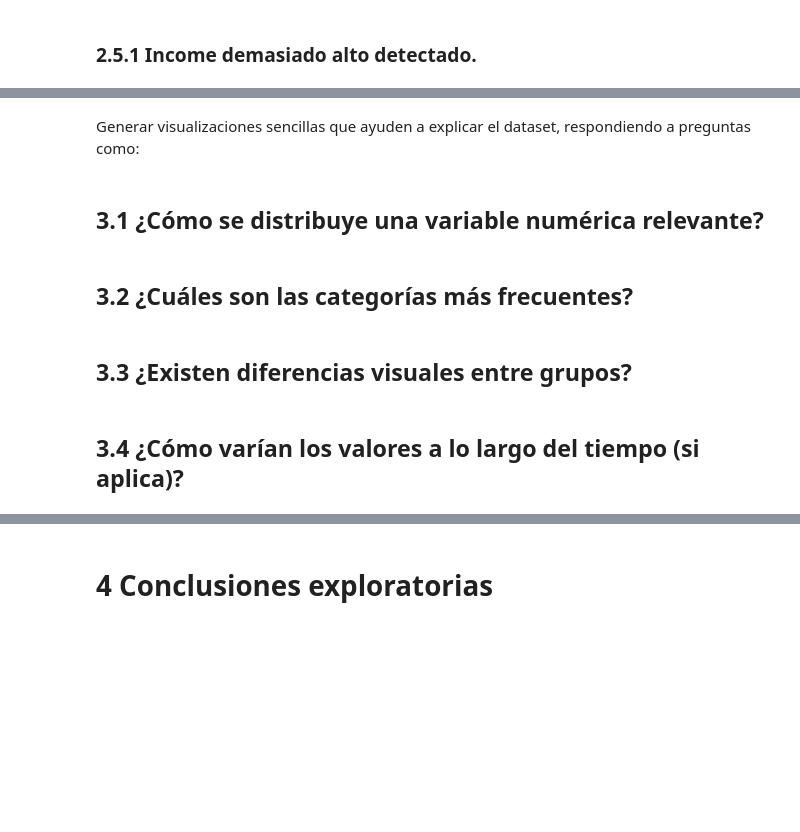
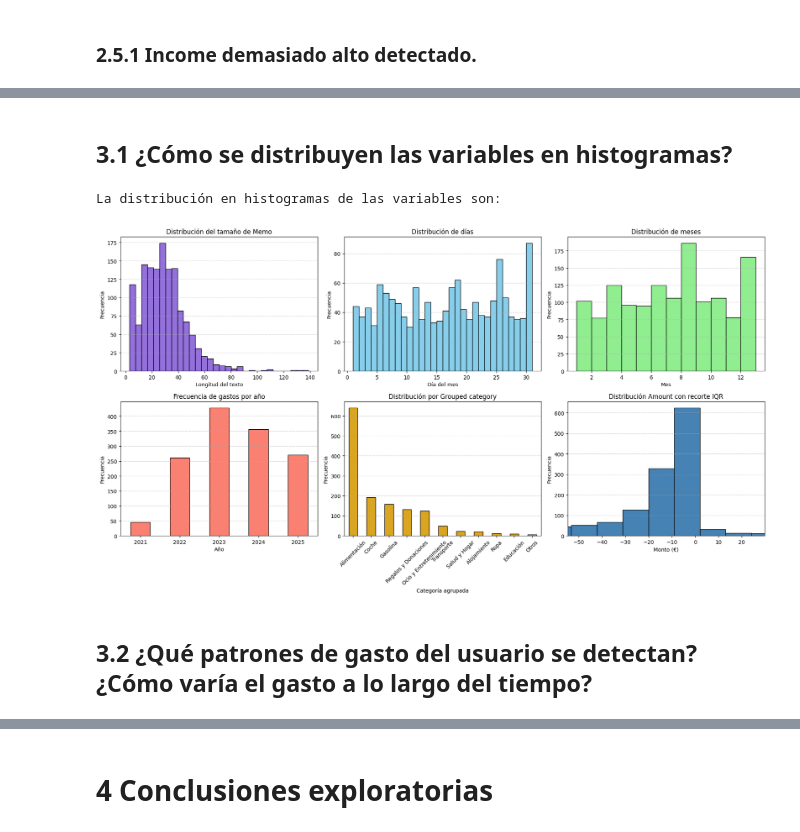
Before and after one commit to AlbertRipoll/Evolve, a Jupyter notebook: notebooks/eda.ipynb, the cells around one changed output, grey strips where cells are left out. Cells and saved outputs as stored; diff of their text form; code cells hidden in the pictures; blank space fills up the shorter version.

```diff
--- a/notebooks/eda.ipynb
+++ b/notebooks/eda.ipynb
@@ -727,0 +912,2 @@ Vemos que este dato es un regalo de Navidad que no debería ir este registro. Se
+# %%
+gastos = gastos[gastos["Category"] != "Banc Sabadell"] # Se borra el registro  de interés de la cuenta al ser un ingreso y no una compartición de gasto.
@@ -727,0 +922,5 @@ Vemos que este dato es un regalo de Navidad que no debería ir este registro. Se
+# %%
+gastos.loc[gastos["Category"] == "Bizum", ["Category", "Grouped category"]] = "Gasolina compartida"
+# %%
+print("Se quitan los gastos de inversión en piso de Salou ya que esto se computará como diferencia de ingreso, no como gasto o compartición de gasto personal.")
+gastos = gastos[gastos["Category"] != "Salou"] # Se borran los registros de Salou
@@ -727,0 +935,3 @@ Vemos que este dato es un regalo de Navidad que no debería ir este registro. Se
+# %%
+print("Para que no haya NaN en 'Grouped category' y se mantenga la coherencia, se configura 'Group Category' como 'coche' para la categoría de 'Gasolina compartida'")
+gastos.loc[gastos["Category"] == "Gasolina compartida", "Grouped category"] = "Coche"
@@ -731,2 +948,0 @@ mínimo: Histograma, Gráfica de barras, Visualización adicional que aporte inf
-# %% [markdown]
-Generar visualizaciones sencillas que ayuden a explicar el dataset, respondiendo a preguntas como:
@@ -733,8 +952,63 @@ Generar visualizaciones sencillas que ayuden a explicar el dataset, respondiendo
 # %% [markdown]
-## 3.1 ¿Cómo se distribuye una variable numérica relevante?
+## 3.1 ¿Cómo se distribuyen las variables en histogramas?
-# %% [markdown]
-## 3.2 ¿Cuáles son las categorías más frecuentes?
-# %% [markdown]
-## 3.3 ¿Existen diferencias visuales entre grupos?
+# %%
+print("La distribución en histogramas de las variables son:")
+fig, axes = plt.subplots(2, 3, figsize=(18,10))
+
+# ========== 1. Memo_length ==========
+axes[0,0].hist(gastos['Memo_length'], bins=30, edgecolor='black', color='mediumpurple')
+axes[0,0].set_title('Distribución del tamaño de Memo')
+axes[0,0].set_xlabel('Longitud del texto')
+axes[0,0].set_ylabel('Frecuencia')
+axes[0,0].grid(axis='y', linestyle='--', alpha=0.6)
+
+# ========== 2. Día ==========
+axes[0,1].hist(gastos['Dia'], bins=range(1, 32), edgecolor='black', color='skyblue')
+axes[0,1].set_title('Distribución de días')
+axes[0,1].set_xlabel('Día del mes')
+axes[0,1].set_ylabel('Frecuencia')
+axes[0,1].grid(axis='y', linestyle='--', alpha=0.6)
+
+# ========== 3. Mes ==========
+axes[0,2].hist(gastos['Mes'], bins=range(1, 14), edgecolor='black', color='lightgreen')
+axes[0,2].set_title('Distribución de meses')
+axes[0,2].set_xlabel('Mes')
+axes[0,2].set_ylabel('Frecuencia')
+axes[0,2].grid(axis='y', linestyle='--', alpha=0.6)
+
+# ========== 4. Año ==========
+gastos_por_año = gastos['Any'].value_counts().sort_index()
+gastos_por_año.plot(kind='bar', ax=axes[1,0], color='salmon', edgecolor='black')
+axes[1,0].set_title('Frecuencia de gastos por año')
+axes[1,0].set_xlabel('Año')
+axes[1,0].set_ylabel('Frecuencia')
+axes[1,0].grid(axis='y', linestyle='--', alpha=0.6)
+axes[1,0].tick_params(axis='x', rotation=0)
+
+# ========== 5. Grouped category ==========
+gastos['Grouped category'].value_counts().plot(kind='bar', ax=axes[1,1],color='goldenrod', edgecolor='black')
+axes[1,1].set_title('Distribución por Grouped category')
+axes[1,1].set_xlabel('Categoría agrupada')
+axes[1,1].set_ylabel('Frecuencia')
+axes[1,1].grid(axis='y', linestyle='--', alpha=0.6)
+axes[1,1].tick_params(axis='x', rotation=45)
+
+# ========== 6. Amount ==========
+Q1 = gastos['Amount'].quantile(0.25)
+Q3 = gastos['Amount'].quantile(0.75)
+IQR = Q3 - Q1
+
+axes[1,2].hist(gastos['Amount'], bins=2000, edgecolor='black', color='steelblue')
+axes[1,2].set_title('Distribución Amount con recorte IQR')
+axes[1,2].set_xlabel('Monto (€)')
+axes[1,2].set_ylabel('Frecuencia')
+axes[1,2].grid(axis='y', linestyle='--', alpha=0.6)
+axes[1,2].set_xlim(Q1 - 2*IQR, Q3 + 2*IQR)
+
+plt.tight_layout()
+plt.show()
+# %% [output]
+La distribución en histogramas de las variables son:
+[figure, added]
 # %% [markdown]
-## 3.4 ¿Cómo varían los valores a lo largo del tiempo (si aplica)?
+## 3.2 ¿Qué patrones de gasto del usuario se detectan? ¿Cómo varía el gasto a lo largo del tiempo?
```
Also changed, not shown: parts of 63 cells of this notebook.
